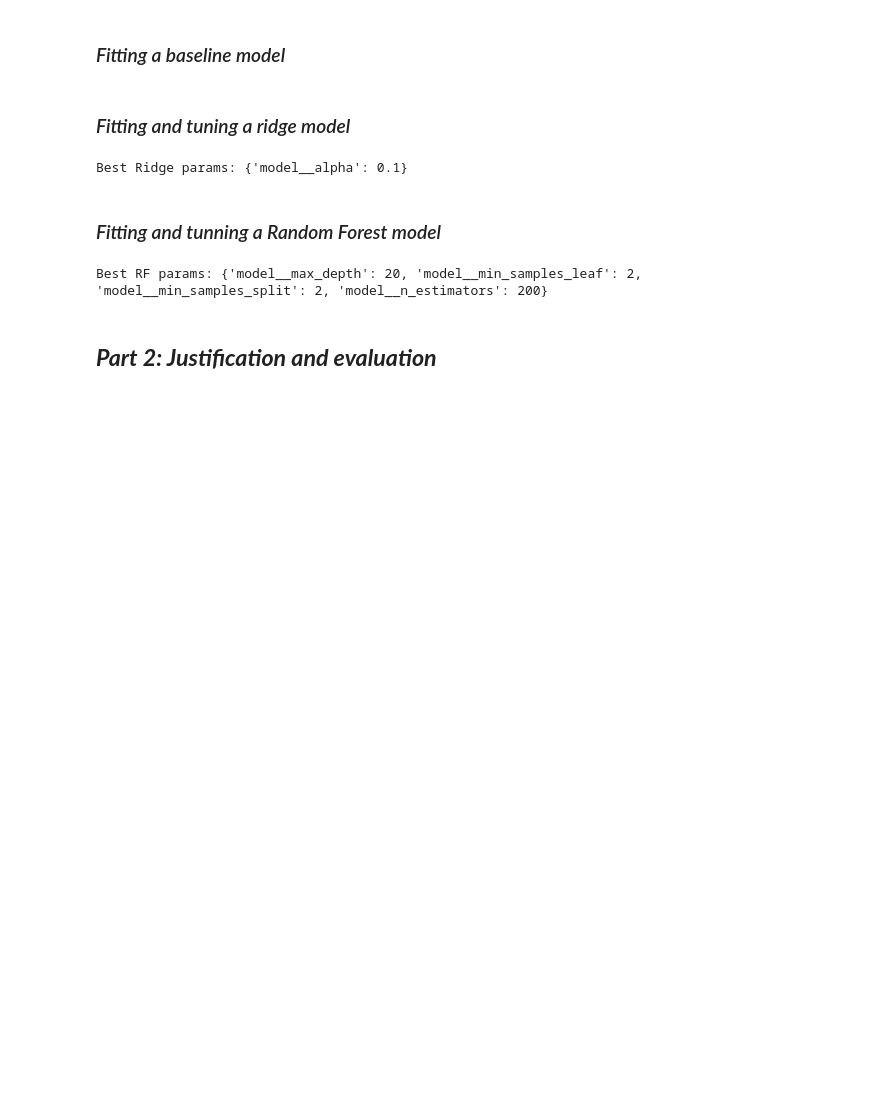
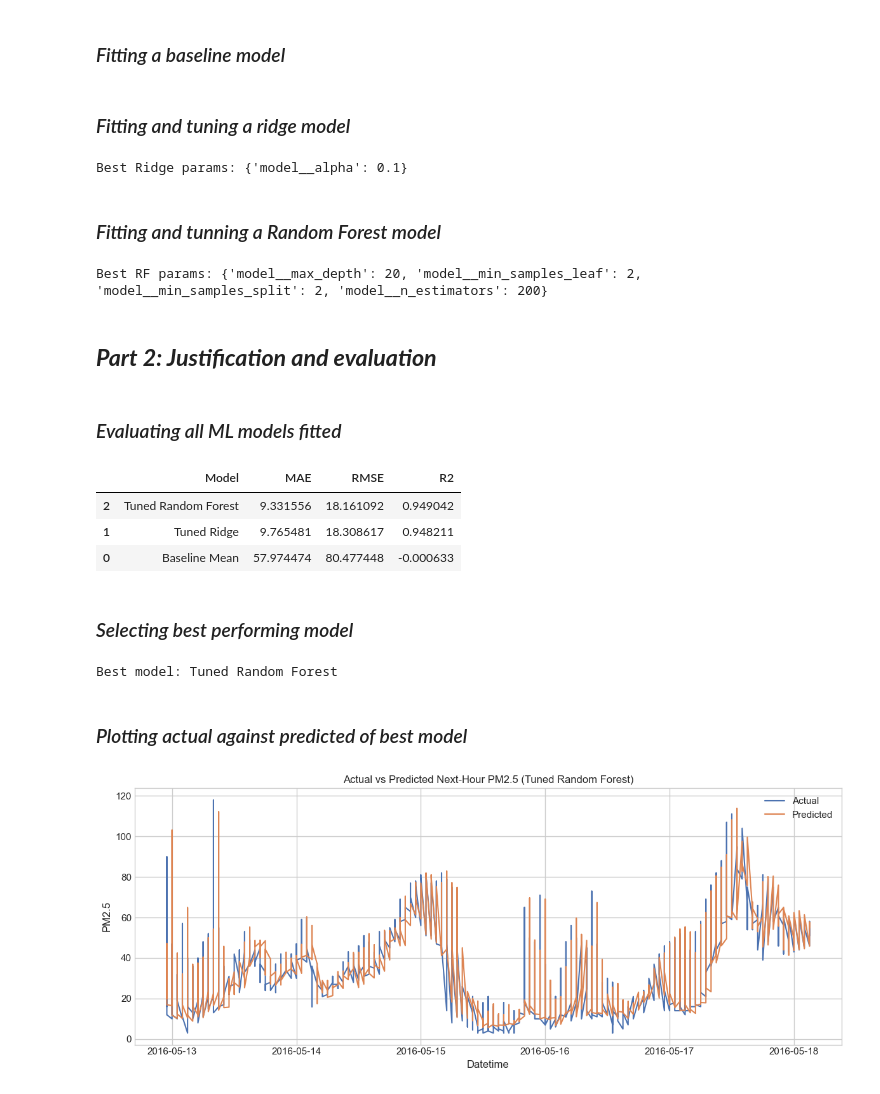
Before and after one commit to agbogunleyefayosope27-gif/CMP7005-PRAC1, a Jupyter notebook: CMP7005.ipynb, the cells around one changed output. Drawn from its saved outputs; the diff is of its cells as text; code cells hidden in the pictures; blank space fills up the shorter version.

Commit message:
Evaluated all models to pick and plot best performing.

```diff
--- a/CMP7005.ipynb
+++ b/CMP7005.ipynb
@@ -882,3 +882,74 @@ rf_pred = best_rf.predict(X_test)
 Best RF params: {'model__max_depth': 20, 'model__min_samples_leaf': 2, 'model__min_samples_split': 2, 'model__n_estimators': 200}
 # %% [markdown]
 ## **_Part 2: Justification and evaluation_**
+# %% [markdown]
+### *Evaluating all ML models fitted*
+# %%
+from sklearn.metrics import mean_absolute_error, mean_squared_error, r2_score
+
+def evaluate_model(y_true, y_pred, model_name):
+    rmse = np.sqrt(mean_squared_error(y_true, y_pred))
+    mae = mean_absolute_error(y_true, y_pred)
+    r2 = r2_score(y_true, y_pred)
+
+    return pd.DataFrame({
+        "Model": [model_name],
+        "MAE": [mae],
+        "RMSE": [rmse],
+        "R2": [r2]
+    })
+
+results = pd.concat([
+    evaluate_model(y_test, baseline_pred, "Baseline Mean"),
+    evaluate_model(y_test, ridge_pred, "Tuned Ridge"),
+    evaluate_model(y_test, rf_pred, "Tuned Random Forest")
+], ignore_index=True)
+
+results.sort_values("RMSE")
+# %% [output]
+|  | Model | MAE | RMSE | R2 |
+| 2 | Tuned Random Forest | 9.331556 | 18.161092 | 0.949042 |
+| 1 | Tuned Ridge | 9.765481 | 18.308617 | 0.948211 |
+| 0 | Baseline Mean | 57.974474 | 80.477448 | -0.000633 |
+# %% [markdown]
+### *Selecting best performing model*
+# %%
+best_model_name = results.sort_values("RMSE").iloc[0]["Model"]
+print("Best model:", best_model_name)
+# %% [output]
+Best model: Tuned Random Forest
+# %% [markdown]
+### *Plotting actual against predicted of best model*
+# %%
+import matplotlib.pyplot as plt
+
+# choose best predictions
+if best_model_name == "Tuned Random Forest":
+    best_pred = rf_pred
+    final_model = best_rf
+elif best_model_name == "Tuned Ridge":
+    best_pred = ridge_pred
+    final_model = best_ridge
+else:
+    best_pred = baseline_pred
+    final_model = baseline_model
+
+comparison_df = pd.DataFrame({
+    "datetime": model_df.iloc[split_idx:]["datetime"].values,
+    "actual": y_test.values,
+    "predicted": best_pred
+})
+
+plot_df = comparison_df.iloc[:500].copy()
+
+plt.figure(figsize=(12, 5))
+plt.plot(plot_df["datetime"], plot_df["actual"], label="Actual", linewidth=1.5)
+plt.plot(plot_df["datetime"], plot_df["predicted"], label="Predicted", linewidth=1.5)
+plt.title(f"Actual vs Predicted Next-Hour PM2.5 ({best_model_name})")
+plt.xlabel("Datetime")
+plt.ylabel("PM2.5")
+plt.legend()
+plt.tight_layout()
+plt.show()
+# %% [output]
+[figure, added]
```
